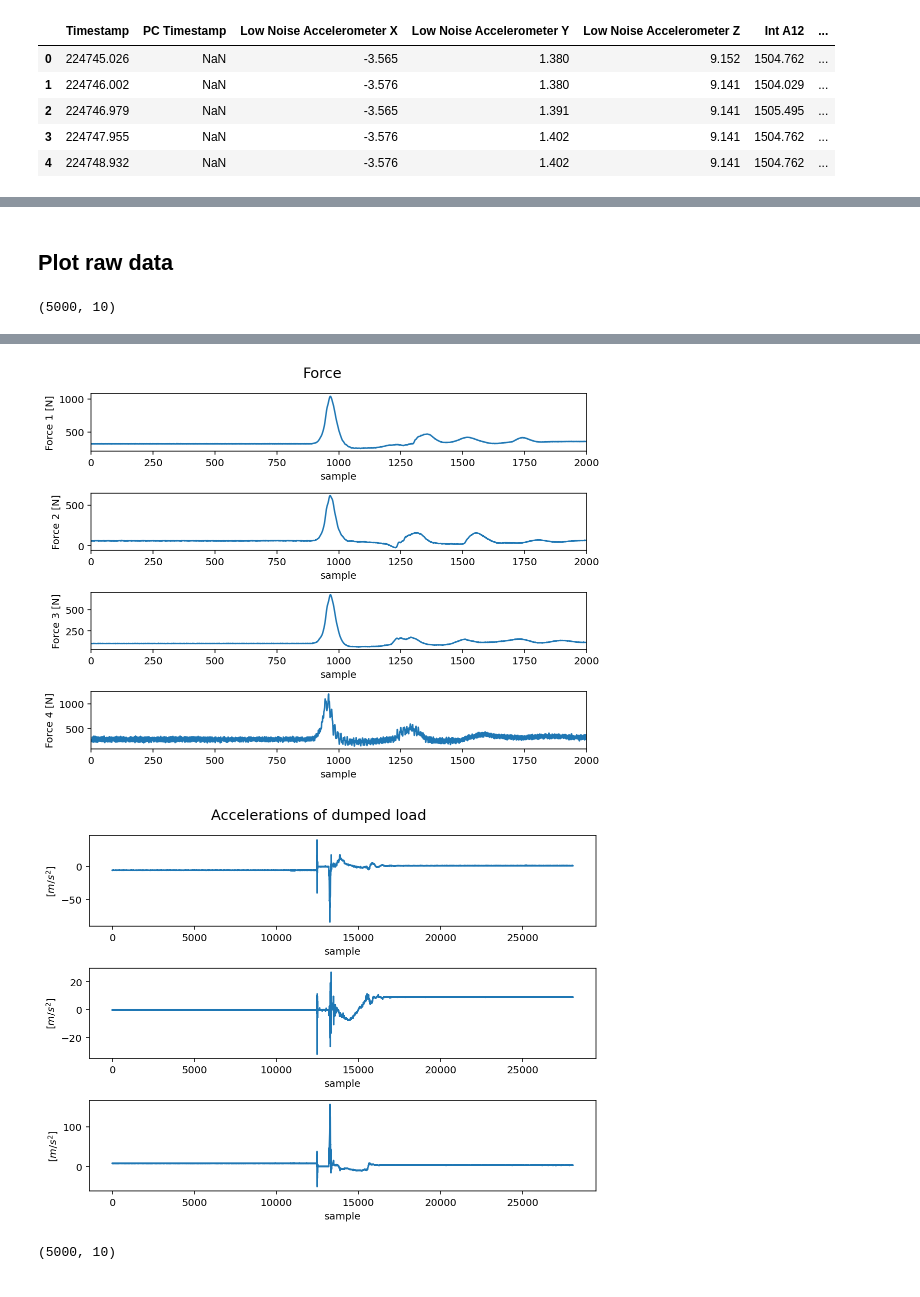
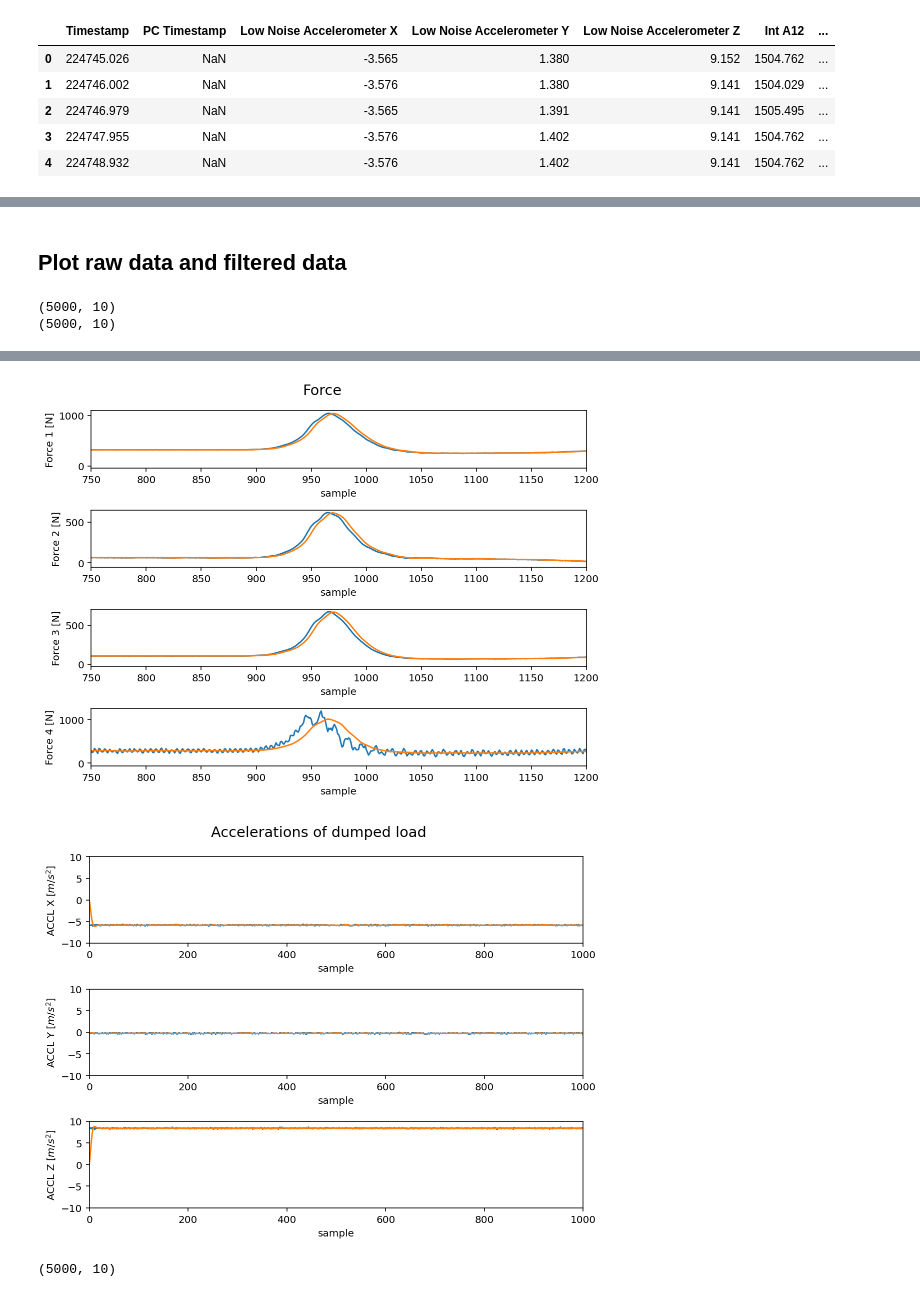
Before and after one commit to Diodak92/Adaptive-Air-Cushion, a Jupyter notebook: experimental_results_for_adaptive_air_caution.ipynb, the cells around one changed output, grey strips where cells are left out. Cells and saved outputs as stored; diff of their text form; code cells hidden in the pictures.

Commit message:
Added digital lowpass filter

```diff
--- a/experimental_results_for_adaptive_air_caution.ipynb
+++ b/experimental_results_for_adaptive_air_caution.ipynb
@@ -95,19 +191,24 @@ sample_shimmer_data.head()
 # %% [markdown]
-## Plot raw data
+## Plot raw data and filtered data
 # %%
 def plot_raw_data(filename):
     # load data
     crio_data = load_crio_data(filename+'.lvm')
     shimmer_data = load_shimmer_data(filename+'.txt')
+    filtered_data = filter_data(filename)
 
     # plot pressure
     fig1, axs1 = plt.subplots(3, 1, figsize=(8,6))
     axs1[0].plot(crio_data['Top chamber pressure'])
+    axs1[0].plot(filtered_data['Top chamber pressure'])
     axs1[1].plot(crio_data['Bottom chamber pressure'])
+    axs1[1].plot(filtered_data['Bottom chamber pressure'])
     axs1[2].plot(crio_data['Air frame pressure'])
+    axs1[2].plot(filtered_data['Air frame pressure'])
     for i in range(3):
-        axs1[i].set_xlim(0, 2000)
+        axs1[i].set_xlim(750, 1200)
         axs1[i].set_xlabel('sample')
+    axs1[2].set_ylim(160, 200)
     axs1[0].set_ylabel('top chamber\n pressure [mbar]')
     axs1[1].set_ylabel('bottom chamber\n pressure [mbar]')
     axs1[2].set_ylabel('air frame\n pressure [mbar]')
@@ -117,12 +218,10 @@ def plot_raw_data(filename):
 
     # plot forces
     fig2, axs2 = plt.subplots(4, 1, figsize=(8,6))
-    axs2[0].plot(crio_data['Force 1'])
-    axs2[1].plot(crio_data['Force 2'])
-    axs2[2].plot(crio_data['Force 3'])
-    axs2[3].plot(crio_data['Force 4'])
     for i in range(4):
-        axs2[i].set_xlim(0, 2000)
+        axs2[i].plot(crio_data['Force {}'.format(i+1)])
+        axs2[i].plot(filtered_data['Force {}'.format(i+1)])
+        axs2[i].set_xlim(750, 1200)
         axs2[i].set_xlabel('sample')
         axs2[i].set_ylabel('Force {} [N]'.format(i+1))
     fig2.suptitle('Force', fontsize='x-large')
@@ -131,14 +230,14 @@ def plot_raw_data(filename):
 
     # plot acceleration
     fig3, axs3 = plt.subplots(3, 1, figsize=(8,6))
-    axs3[0].plot(shimmer_data['Wide Range Accelerometer X'])
-    axs3[1].plot(shimmer_data['Wide Range Accelerometer Y'])
-    axs3[2].plot(shimmer_data['Wide Range Accelerometer Z'])
+    axis = ['X', 'Y', 'Z']
     for i in range(3):
-        axis = ['X', 'Y', 'Z']
-        #axs1[i].set_xlim(0, 2000)
+        axs3[i].plot(shimmer_data['Wide Range Accelerometer {}'.format(axis[i])])
+        axs3[i].plot(filtered_data['ACCL {}'.format(axis[i])])
+        axs3[i].set_xlim(0, 1000)
+        axs3[i].set_ylim(-10, 10)
         axs3[i].set_xlabel('sample')
-        axs3[i].set_ylabel(r'$[m/s^2]$')
+        axs3[i].set_ylabel('ACCL {} '.format(axis[i]) + r'$[m/s^2]$')
     fig3.suptitle('Accelerations of dumped load', fontsize='x-large')
     fig3.tight_layout()
     plt.show()
@@ -148,3 +247,4 @@ def plot_raw_data(filename):
 plot_raw_data('h3500_m10_vc_1')
 # %% [output]
 (5000, 10)
+(5000, 10)
@@ -152,5 +252,5 @@ plot_raw_data('h3500_m10_vc_1')
-[figure, old version]
+[figure, new version]
-[figure, old version]
+[figure, new version]
 # %%
 data_range = 3000 # select number of samples to be processed
 
```
Also changed, not shown: parts of 6 cells of this notebook.
